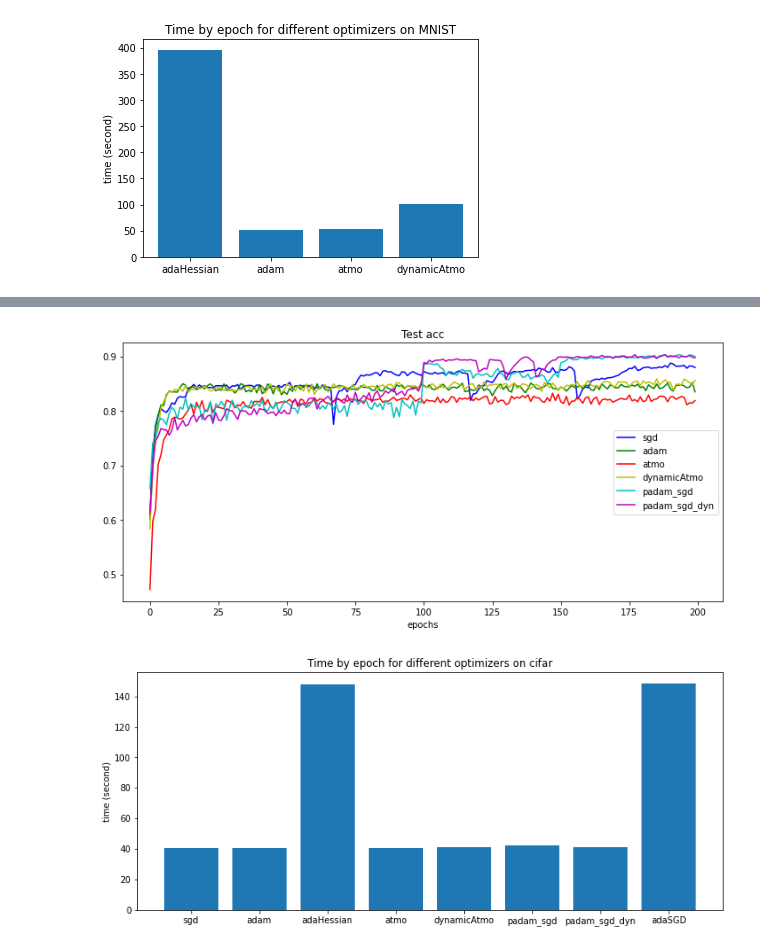
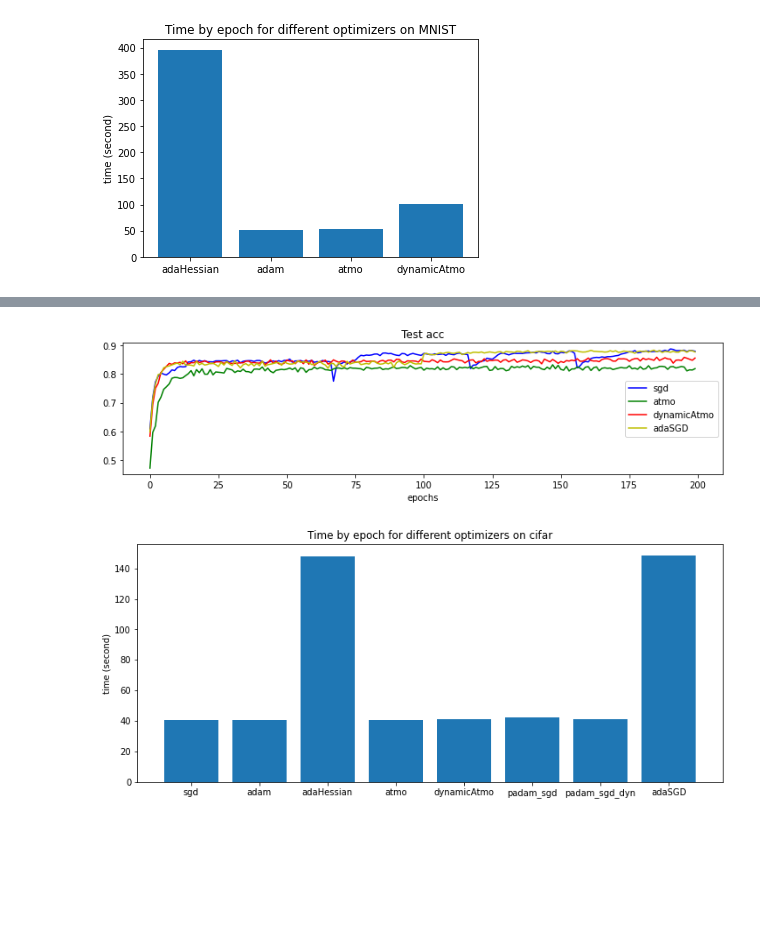
Before and after one commit to louisPoulain/OptiForML2022, a Jupyter notebook: result_visualization.ipynb, the cells around one changed output, grey strips where cells are left out. Cells and saved outputs as stored; diff of their text form; code cells hidden in the pictures; blank space fills up the shorter version.

Commit message:
add plots

```diff
--- a/result_visualization.ipynb
+++ b/result_visualization.ipynb
@@ -61,13 +61,14 @@ filenames
  'log-padam_sgd_dyn_200epochs_multilr_cifar (1).pickle',
  'log-adaSGD_multiSteplr_200epochs_cifar_batch_256.pickle']
 # %%
+#To select certain files only
 names =[]
 names.append(filenames[0])
 names.append(filenames[1])
 names.append(filenames[3])
 names.append(filenames[4])
 names.append(filenames[5])
-names.append(filenames[6])
+names.append(filenames[7])
 filenames = names
 filenames
 # %% [output]
@@ -133,46 +175,46 @@ plt.show()
 # %%
 # CIFAR metric plot
-figure, axis = plt.subplots(1, 1, figsize=(10,5))
+figure, axis = plt.subplots(1, 1, figsize=(10,3))
 color = ["b", "g", "r", "y", "c", "m", "k", "lime", "orange", "gray"]
 time_epoch= dict()
 i=0
 for filename in filenames:
   if filename.find("Cifar") != -1 or filename.find("cifar") != -1:
     with open(os.path.join(TRAIN_HISTORY_DIR, filename),'rb') as file:
        history = CPU_Unpickler(file).load()
     train_loss = history["train_loss"]
     test_loss = history["test_loss"]
     for a, loss in enumerate(train_loss):
           train_loss[a] = loss.item()
     for a, loss in enumerate(test_loss):
           test_loss[a] = loss.item()
     train_acc = history["train_acc"]
     test_acc = history["test_acc"]
     if history["optimizer"] == "dynamicAtom":
      history["optimizer"] = "dynamicAtmo"
     #axis[0].plot(train_loss, color[i], label=history["optimizer"])
     #axis[1].plot(test_loss, color[i], label=history["optimizer"])
     #axis[2].plot(train_acc, color[i], label=history["optimizer"])
     axis.plot(test_acc[0:200], color[i], label=history["optimizer"])
     time_epoch[history["optimizer"]] = history["time_epoch"]
     i = i+1
 #time_epoch['adaHessian'] = time_epoch['adaHessian'][-1]
 
 #axis[0].set_title("Train loss")
 #axis[1].set_title("Test loss")
-axis[2].set_title("Train acc")
-axis[3].set_title("Test acc")
+#axis[2].set_title("Train acc")
+axis.set_title("Test acc")
 axis.set_xlabel("epochs")
-axis[0].legend(loc="right")
-axis[1].legend(loc="right")
-axis[2].legend(loc="right")
-axis[3].legend(loc="right")
-figure.suptitle("CIFAR training metric", y = 1.00)
+#axis[0].legend(loc="right")
+#axis[1].legend(loc="right")
+#axis[2].legend(loc="right")
+axis.legend(loc="right")
+#figure.suptitle("CIFAR training metric", y = 1.00)
 figure.tight_layout()
-plt.savefig(os.path.join(FIGURE_DIR, 'CIFAR_training_first_order'))
+plt.savefig(os.path.join(FIGURE_DIR, 'CIFAR_training_hybrid_200'))
 plt.show()
 # %% [output]
-[figure, old version]
+[figure, new version]
 # %%
 # time by epoch for cifar
 optimizers = []
```
Also changed, not shown: parts of 3 cells of this notebook, 7 other files.
